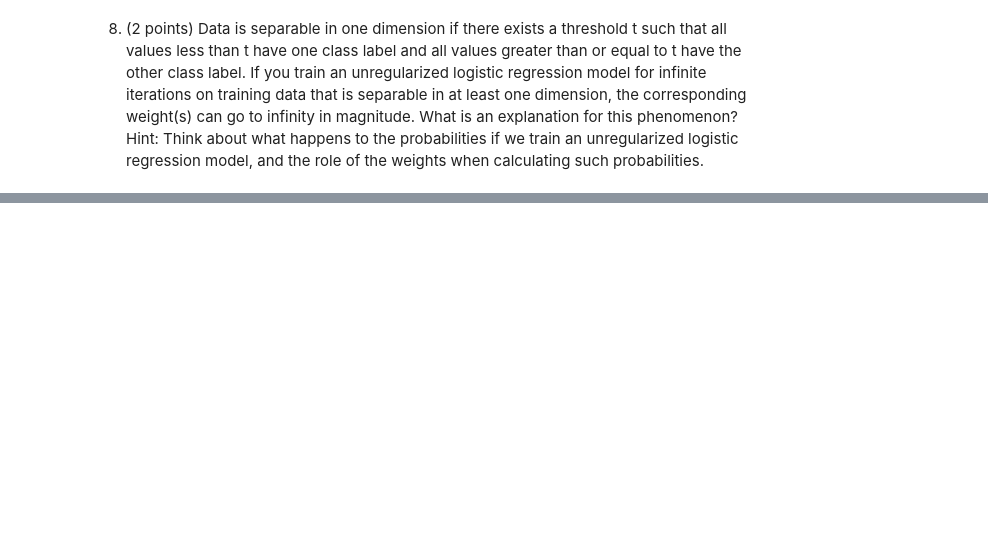
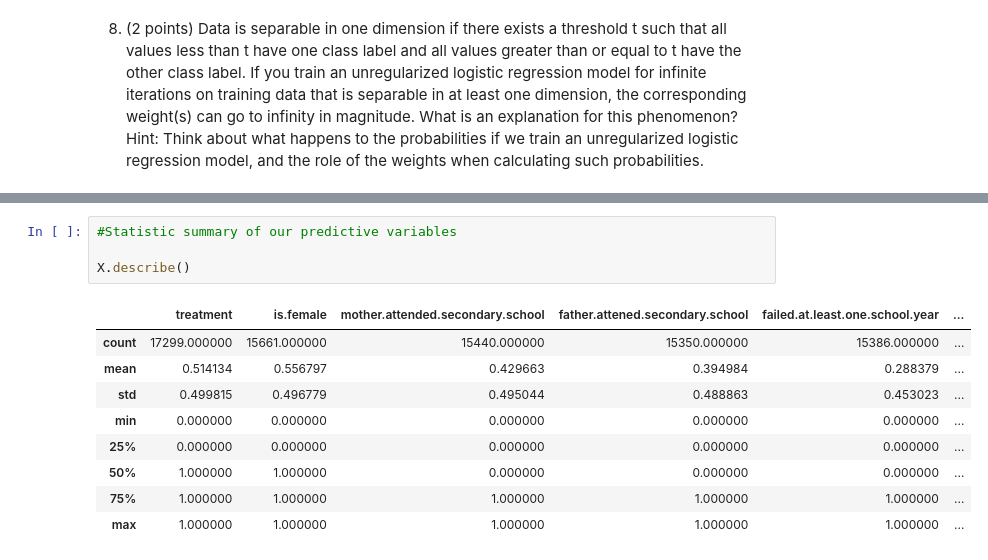
Before and after one commit to felipeq22/MachineLearning_Fundamentals, a Jupyter notebook: notebooks/classification_models.ipynb, the cells around one changed output, grey strips where cells are left out. Drawn from its saved outputs; the diff is of its cells as text; blank space fills up the shorter version.

```diff
--- a/notebooks/classification_models.ipynb
+++ b/notebooks/classification_models.ipynb
@@ -110,0 +180,14 @@ Hint: Think about what happens to the probabilities if we train an unregularized
+# %%
+#Statistic summary of our predictive variables
+
+X.describe()
+# %% [output]
+|  | treatment | is.female | mother.attended.secondary.school | father.attened.secondary.school | failed.at.least.one.school.year | ... |
+| count | 17299.000000 | 15661.000000 | 15440.000000 | 15350.000000 | 15386.000000 | ... |
+| mean | 0.514134 | 0.556797 | 0.429663 | 0.394984 | 0.288379 | ... |
+| std | 0.499815 | 0.496779 | 0.495044 | 0.488863 | 0.453023 | ... |
+| min | 0.000000 | 0.000000 | 0.000000 | 0.000000 | 0.000000 | ... |
+| 25% | 0.000000 | 0.000000 | 0.000000 | 0.000000 | 0.000000 | ... |
+| 50% | 1.000000 | 1.000000 | 0.000000 | 0.000000 | 0.000000 | ... |
+| 75% | 1.000000 | 1.000000 | 1.000000 | 1.000000 | 1.000000 | ... |
+| max | 1.000000 | 1.000000 | 1.000000 | 1.000000 | 1.000000 | ... |
```
Also changed, not shown: parts of 35 cells of this notebook.
